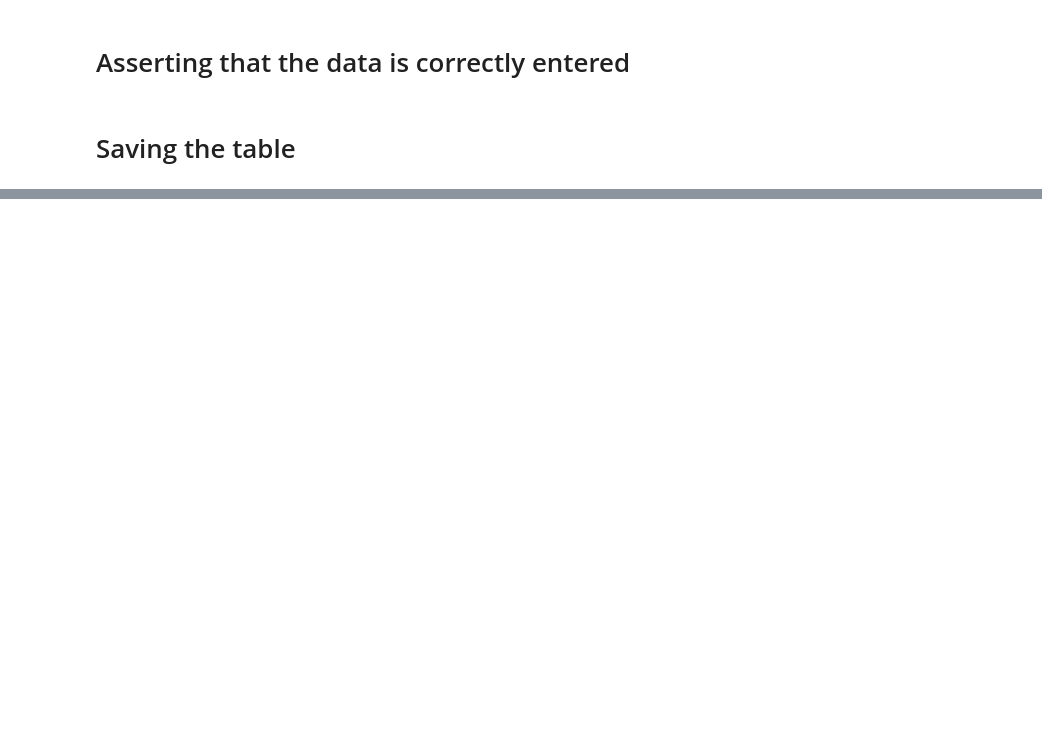
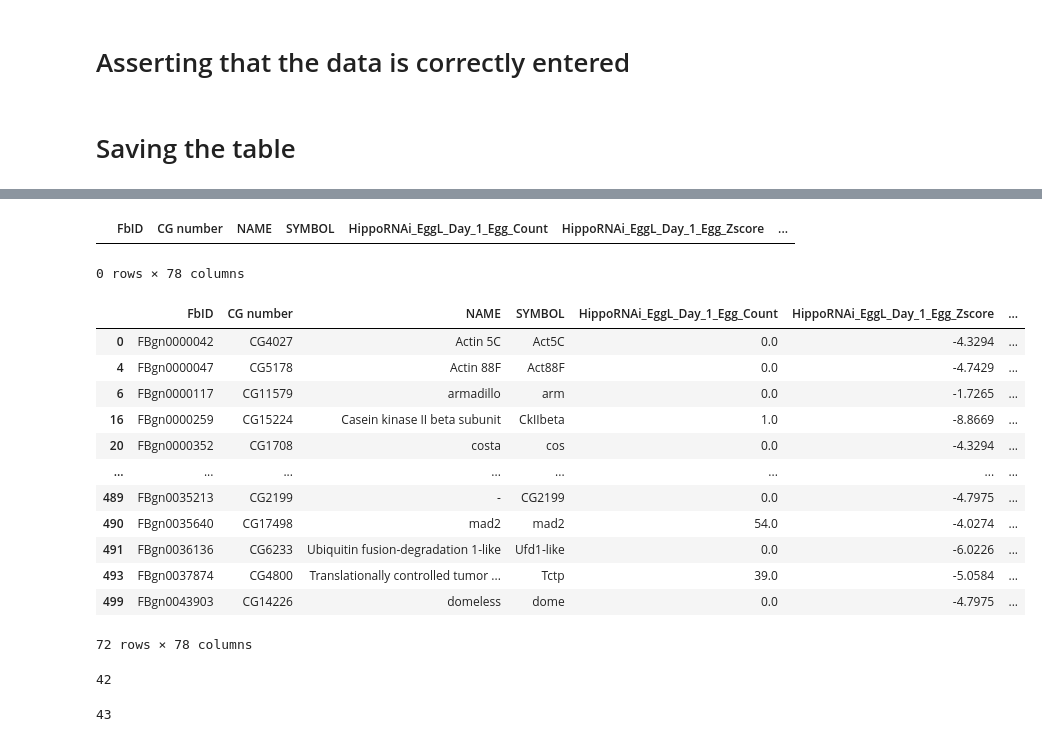
Before and after one commit to extavourlab/hpo_ova_eggL_screen, a Jupyter notebook: Notebooks/09_Making_the_database_table.ipynb, the cells around one changed output, grey strips where cells are left out. Cells and saved outputs as stored; diff of their text form; code cells hidden in the pictures; blank space fills up the shorter version.

```diff
--- a/Notebooks/09_Making_the_database_table.ipynb
+++ b/Notebooks/09_Making_the_database_table.ipynb
@@ -343,3 +343,12 @@ table['HippoRNAi_Ova_Module'] = np.where(table['FbID'].isin(ova_module), 1, 0)
 table['HippoRNAi_EggL_Module'] = np.where(table['FbID'].isin(fec_module), 1, 0)
 table['EggL_Module'] = np.where(table['FbID'].isin(xRNAi_module), 1, 0)
 table['Core_Module'] = np.where(table['FbID'].isin(core_module), 1, 0)
+# %%
+meta_modules = np.array([np.where(table['FbID'].isin(ova_module), 1, 0), np.where(table['FbID'].isin(fec_module), 1, 0), np.where(table['FbID'].isin(xRNAi_module), 1, 0)])
+modules = ["001","100","010","111","011","101","110","000"]
+modules_leg = ["I","II","III","IV","V","VI","VII",""]
+res = []
+for el in meta_modules.T:
+    i = modules.index(''.join([str(s) for s in el]))
+    res.append(modules_leg[i])
+table['Meta_Module'] = res
@@ -422,6 +451,7 @@ final_order = ['FbID',
 'HippoRNAi_EggL_Module',
 'EggL_Module',
 'Core_Module',
+'Meta_Module',
 'HpoOva_Connector',
 'HpoEggL_Connector',
 'EggL_Connector',
@@ -453,17 +483,18 @@ for col in [c for c in table.columns if 'PPI_' in c]:
     table[col] = table[col].fillna('NotInPPI')
 # %%
 for col in [c for c in table.columns if '_Module' in c]:
-    PPIcheck = table['PPI_closeness_centrality'].values
-    tmp = table[col].values.astype(str)
-    for i in range(len(tmp)):
-        if PPIcheck[i] == 'NotInPPI':
-            tmp[i] = 'NotInPPI'
-        else:
-            if tmp[i] == '0':
-                tmp[i] = 'False'
+    if not 'Meta' in col:
+        PPIcheck = table['PPI_closeness_centrality'].values
+        tmp = table[col].values.astype(str)
+        for i in range(len(tmp)):
+            if PPIcheck[i] == 'NotInPPI':
+                tmp[i] = 'NotInPPI'
             else:
-                tmp[i] = 'True'
-    table[col] = tmp
+                if tmp[i] == '0':
+                    tmp[i] = 'False'
+                else:
+                    tmp[i] = 'True'
+        table[col] = tmp
 # %%
 for col in [c for c in table.columns if '_Connector' in c]:
     PPIcheck = table['PPI_closeness_centrality'].values
@@ -571,0 +645,21 @@ table.to_csv(os.path.join(resultpath, "MasterTable.csv"), index=False)
+# %%
+table[(table['Core_Module'] == 'True') & (table['PPI_closeness_centrality'] == 'NotInPPI')]
+# %% [output]
+|  | FbID | CG number | NAME | SYMBOL | HippoRNAi_EggL_Day_1_Egg_Count | HippoRNAi_EggL_Day_1_Egg_Zscore | ... |
+0 rows × 78 columns
+# %%
+table[(table['HippoRNAi_EggL_All_Days_Egg_Sum_Zscore'].abs() > 5)]
+# %% [output]
+|  | FbID | CG number | NAME | SYMBOL | HippoRNAi_EggL_Day_1_Egg_Count | HippoRNAi_EggL_Day_1_Egg_Zscore | ... |
+| 0 | FBgn0000042 | CG4027 | Actin 5C | Act5C | 0.0 | -4.3294 | ... |
+| 4 | FBgn0000047 | CG5178 | Actin 88F | Act88F | 0.0 | -4.7429 | ... |
+| 6 | FBgn0000117 | CG11579 | armadillo | arm | 0.0 | -1.7265 | ... |
+| 16 | FBgn0000259 | CG15224 | Casein kinase II beta subunit | CkIIbeta | 1.0 | -8.8669 | ... |
+| 20 | FBgn0000352 | CG1708 | costa | cos | 0.0 | -4.3294 | ... |
+| ... | ... | ... | ... | ... | ... | ... | ... |
+| 489 | FBgn0035213 | CG2199 | - | CG2199 | 0.0 | -4.7975 | ... |
+| 490 | FBgn0035640 | CG17498 | mad2 | mad2 | 54.0 | -4.0274 | ... |
+| 491 | FBgn0036136 | CG6233 | Ubiquitin fusion-degradation 1-like | Ufd1-like | 0.0 | -6.0226 | ... |
+| 493 | FBgn0037874 | CG4800 | Translationally controlled tumor ... | Tctp | 39.0 | -5.0584 | ... |
+| 499 | FBgn0043903 | CG14226 | domeless | dome | 0.0 | -4.7975 | ... |
+72 rows × 78 columns
@@ -571,0 +673,4 @@ table.to_csv(os.path.join(resultpath, "MasterTable.csv"), index=False)
+# %%
+len(connectors)
+# %% [output]
+42
@@ -571,0 +679,4 @@ table.to_csv(os.path.join(resultpath, "MasterTable.csv"), index=False)
+# %%
+len(tab)
+# %% [output]
+43
```
Also changed, not shown: parts of 25 cells of this notebook, 3 other files.
